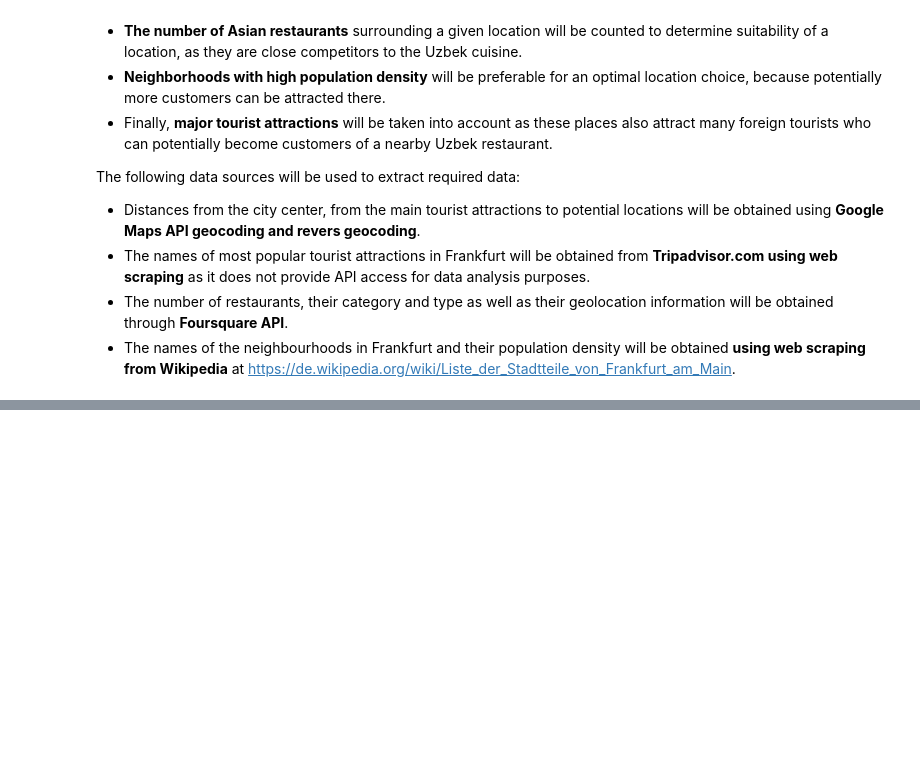
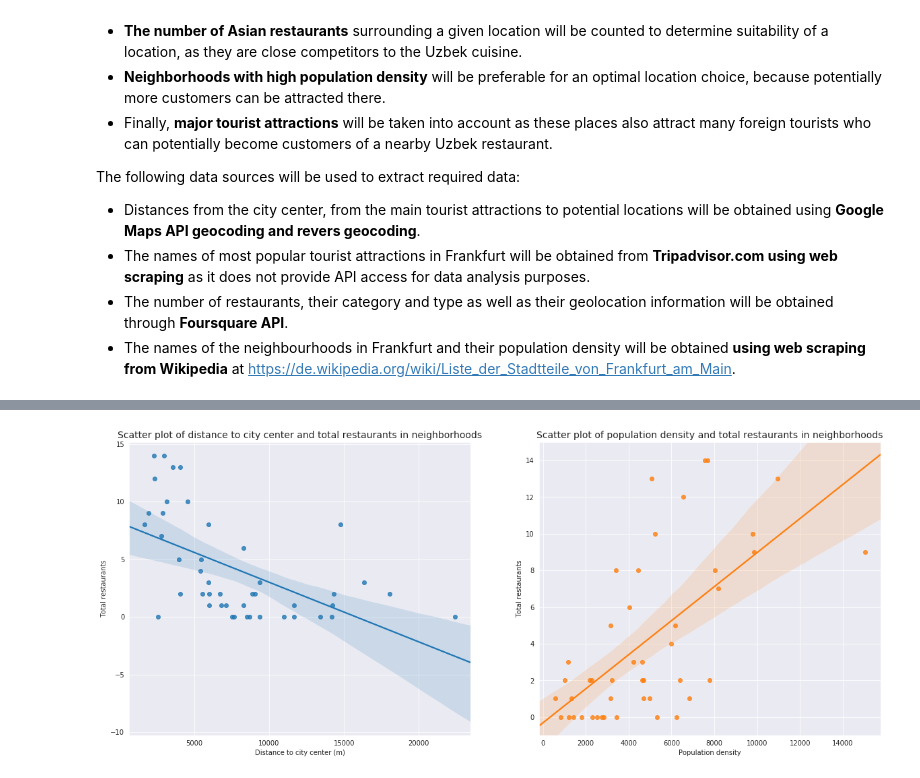
Before and after one commit to bekzodm12/github-projects, a Jupyter notebook: Capstone-project.ipynb, the cells around one changed output, grey strips where cells are left out. Cells and saved outputs as stored; diff of their text form; code cells hidden in the pictures; blank space fills up the shorter version.

```diff
--- a/Capstone-project.ipynb
+++ b/Capstone-project.ipynb
@@ -37,0 +776,3 @@ The following data sources will be used to extract required data:
+# %%
+df_distance_to_attractions = pd.DataFrame(distance_to_attraction)
+df_distance_to_attractions.shape
@@ -37,0 +781,5 @@ The following data sources will be used to extract required data:
+# %%
+# Calculating median distance of each attraction to all 100 attractions
+median_distance_to_attractions = df_distance_to_attractions.groupby('Neighborhood').median()
+median_distance_to_attractions.rename(columns={'Distance to attraction':'Median distance to attractions'}, inplace=True)
+median_distance_to_attractions
@@ -37,0 +805,4 @@ The following data sources will be used to extract required data:
+# %%
+#Mergin this information with the main table
+df_final_table = pd.merge(df_table_5,median_distance_to_attractions, on='Neighborhood')
+df_final_table.head()
@@ -37,0 +816,5 @@ The following data sources will be used to extract required data:
+# %%
+#Replacing NaN values with 0 in competitor and non-competitor columns
+df_final_table['Competitor'].fillna(0,inplace=True)
+df_final_table['Not competitor'].fillna(0,inplace=True)
+df_final_table.head()
@@ -37,0 +844,22 @@ The following data sources will be used to extract required data:
+# %%
+# Fitting regression line on five key variables
+import seaborn as sns
+
+fig = plt.figure(figsize=(20,8))
+ax1 = fig.add_subplot(1,2,1)
+ax2 = fig.add_subplot(1,2,2)
+
+
+sns.regplot(x='Distance to city center',y='Total restaurants',data=df_final_table, ax=ax1)
+ax1.set(xlabel='Distance to city center (m)',ylabel='Total restaurants')
+ax1.set_title('Scatter plot of distance to city center and total restaurants in neighborhoods',fontsize=14)
+
+
+sns.regplot(x='Population density',y='Total restaurants',data=df_final_table, ax=ax2)
+ax2.set(xlabel='Population density',ylabel='Total restaurants')
+ax2.set_title('Scatter plot of population density and total restaurants in neighborhoods',fontsize=14)
+ax2.set(ylim=(-1, 15))
+
+plt.show()
+# %% [output]
+[figure, added]
```
Also changed, not shown: parts of 77 cells of this notebook.
